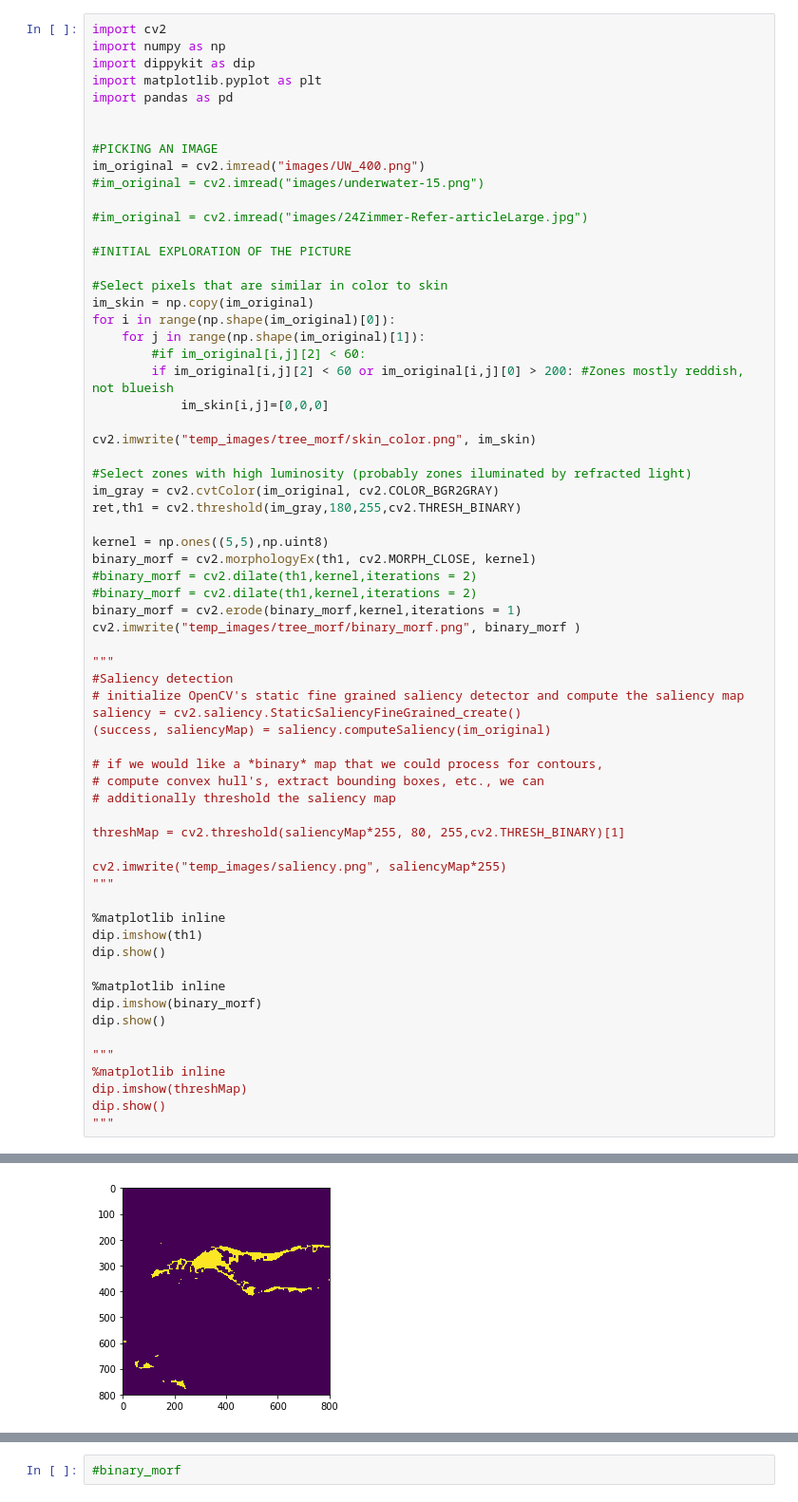
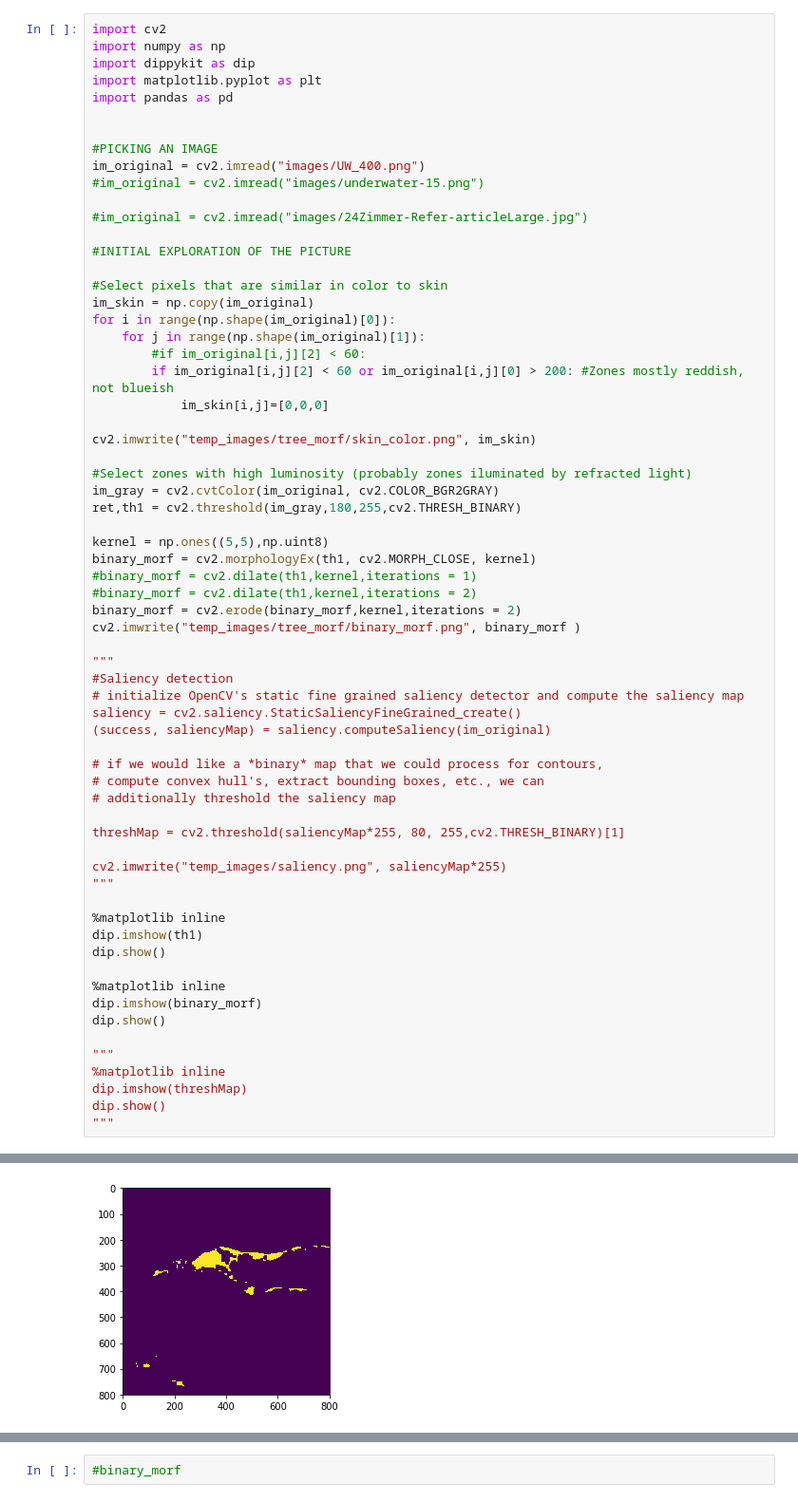
Before and after one commit to crisgompec/Underwater, a Jupyter notebook: Interpolation_tree_morfological_operation.ipynb, the cells around one changed output, grey strips where cells are left out. Shown at 95% size. Cells and saved outputs as stored; diff of their text form.

```diff
--- a/Interpolation_tree_morfological_operation.ipynb
+++ b/Interpolation_tree_morfological_operation.ipynb
@@ -30,42 +30,42 @@ ret,th1 = cv2.threshold(im_gray,180,255,cv2.THRESH_BINARY)
 
 kernel = np.ones((5,5),np.uint8)
 binary_morf = cv2.morphologyEx(th1, cv2.MORPH_CLOSE, kernel)
+#binary_morf = cv2.dilate(th1,kernel,iterations = 1)
 #binary_morf = cv2.dilate(th1,kernel,iterations = 2)
-#binary_morf = cv2.dilate(th1,kernel,iterations = 2)
-binary_morf = cv2.erode(binary_morf,kernel,iterations = 1)
+binary_morf = cv2.erode(binary_morf,kernel,iterations = 2)
 cv2.imwrite("temp_images/tree_morf/binary_morf.png", binary_morf )
 
 """
 #Saliency detection
 # initialize OpenCV's static fine grained saliency detector and compute the saliency map
 saliency = cv2.saliency.StaticSaliencyFineGrained_create()
 (success, saliencyMap) = saliency.computeSaliency(im_original)
 
 # if we would like a *binary* map that we could process for contours,
 # compute convex hull's, extract bounding boxes, etc., we can
 # additionally threshold the saliency map
 
 threshMap = cv2.threshold(saliencyMap*255, 80, 255,cv2.THRESH_BINARY)[1]
 
 cv2.imwrite("temp_images/saliency.png", saliencyMap*255)
 """
 
 %matplotlib inline
 dip.imshow(th1)
 dip.show()
 
 %matplotlib inline
 dip.imshow(binary_morf)
 dip.show()
 
 """
 %matplotlib inline
 dip.imshow(threshMap)
 dip.show()
 """
 # %% [output]
 [figure]
-[figure, old version]
+[figure, new version]
 '\n%matplotlib inline\ndip.imshow(threshMap)\ndip.show()\n'
 # %%
 """
```
Also changed, not shown: parts of 6 cells of this notebook, 37 other files.
